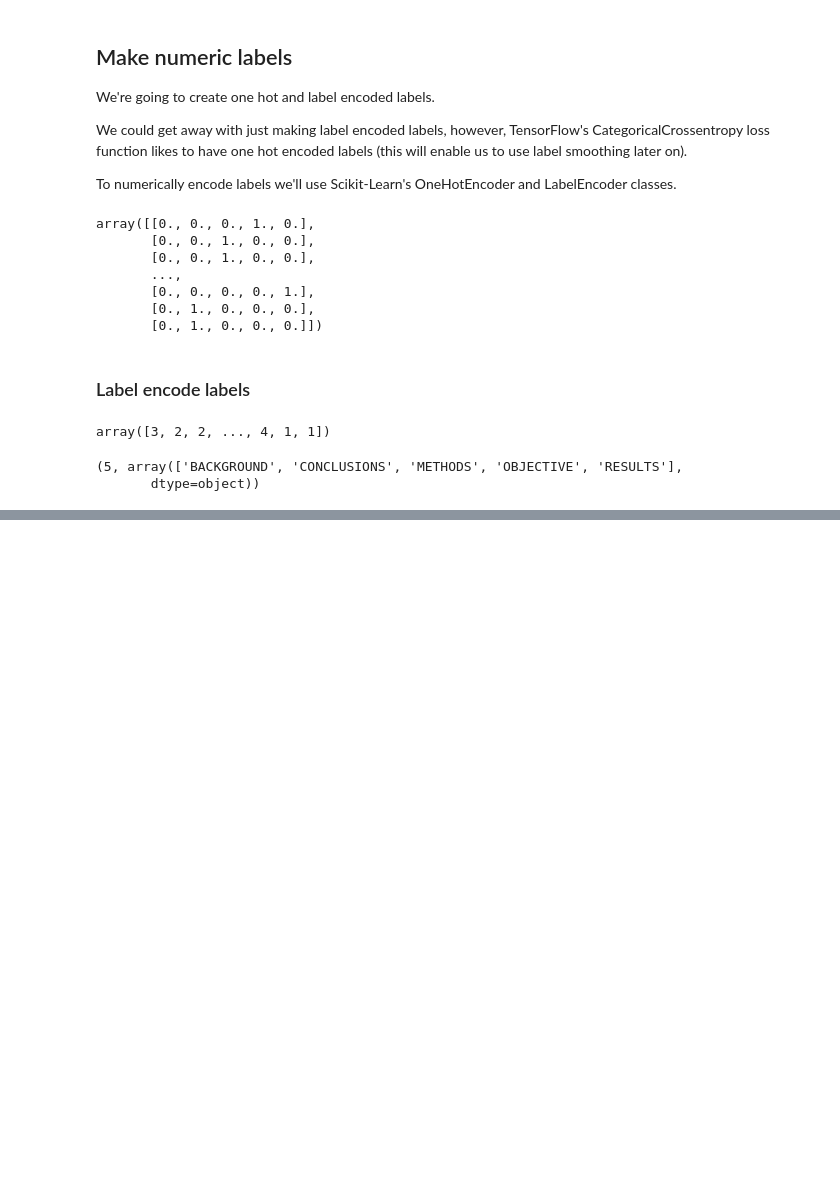
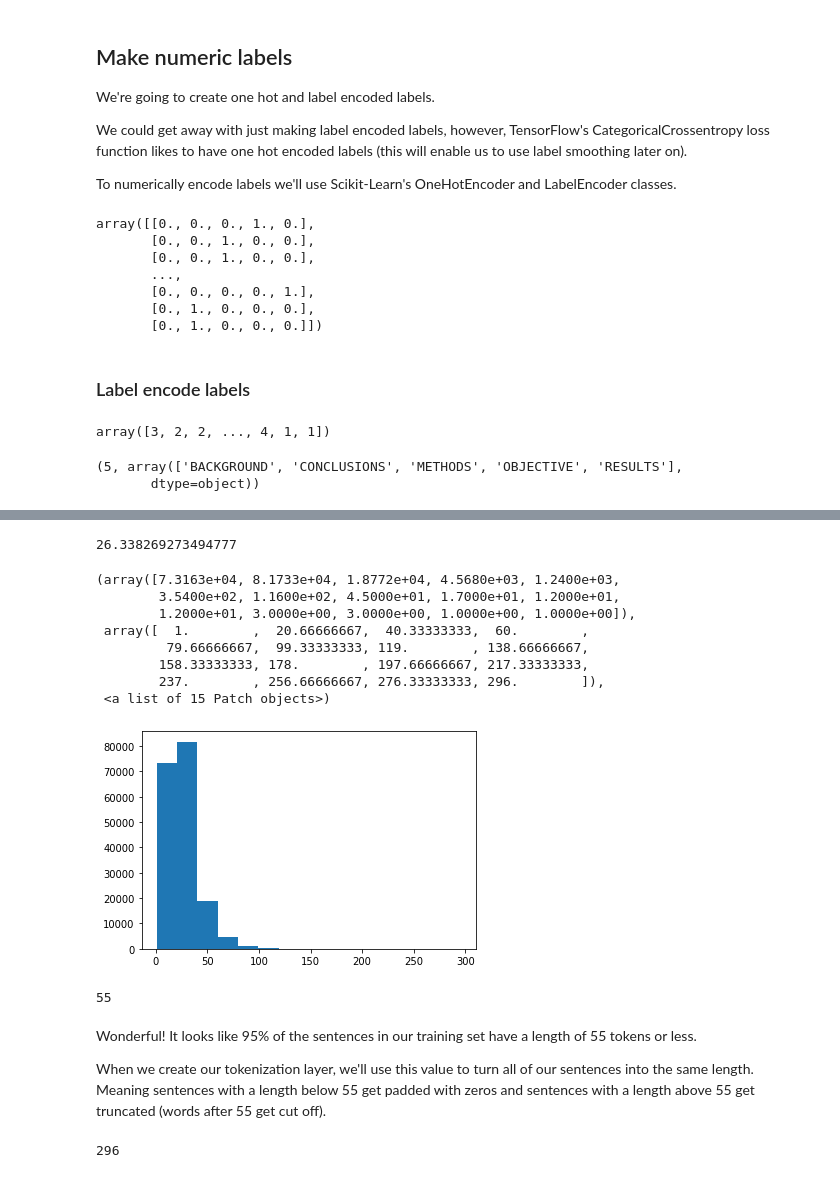
Before and after one commit to prachuryanath/TF-Learning, a Jupyter notebook: 09_SkimLit_nlp_milestone_project_2.ipynb, the cells around one changed output, grey strips where cells are left out. Cells and saved outputs as stored; diff of their text form; code cells hidden in the pictures; blank space fills up the shorter version.

```diff
--- a/09_SkimLit_nlp_milestone_project_2.ipynb
+++ b/09_SkimLit_nlp_milestone_project_2.ipynb
@@ -332,0 +427,36 @@ num_classes, class_names
+# %%
+# How long is each sentence on average ?
+sent_lens = [len(sentence.split()) for sentence in train_sentences]
+avg_sent_lens = np.mean(sent_lens)
+avg_sent_lens
+# %% [output]
+26.338269273494777
+# %%
+# What's the distribution look like ?
+import matplotlib.pyplot as plt
+plt.hist(sent_lens, bins=15)
+# %% [output]
+(array([7.3163e+04, 8.1733e+04, 1.8772e+04, 4.5680e+03, 1.2400e+03,
+        3.5400e+02, 1.1600e+02, 4.5000e+01, 1.7000e+01, 1.2000e+01,
+        1.2000e+01, 3.0000e+00, 3.0000e+00, 1.0000e+00, 1.0000e+00]),
+ array([  1.        ,  20.66666667,  40.33333333,  60.        ,
+         79.66666667,  99.33333333, 119.        , 138.66666667,
+        158.33333333, 178.        , 197.66666667, 217.33333333,
+        237.        , 256.66666667, 276.33333333, 296.        ]),
+ <a list of 15 Patch objects>)
+[figure, added]
+# %%
+# How long of a sentence covers 95% of the lengths?
+output_seq_len = int(np.percentile(sent_lens, 95))
+output_seq_len
+# %% [output]
+55
+# %% [markdown]
+Wonderful! It looks like 95% of the sentences in our training set have a length of 55 tokens or less.
+
+When we create our tokenization layer, we'll use this value to turn all of our sentences into the same length. Meaning sentences with a length below 55 get padded with zeros and sentences with a length above 55 get truncated (words after 55 get cut off).
+# %%
+# Maximum sentence length in the training set
+max(sent_lens)
+# %% [output]
+296
```
Also changed, not shown: parts of 46 cells of this notebook.
